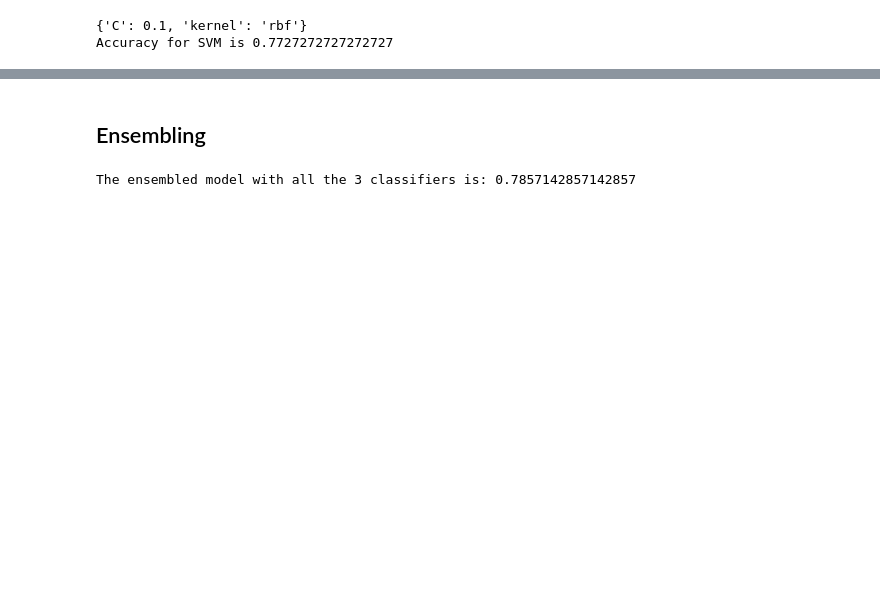
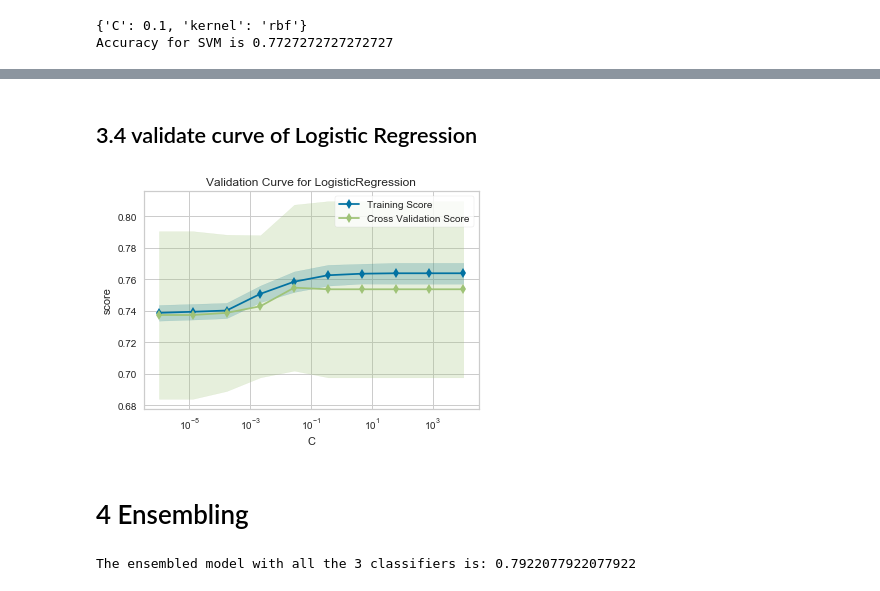
Before and after one commit to tedyyan/MUMMachineLearning, a Jupyter notebook: firstProject/diabetes_svm_lr.ipynb, the cells around one changed output, grey strips where cells are left out. Cells and saved outputs as stored; diff of their text form; code cells hidden in the pictures; blank space fills up the shorter version.

```diff
--- a/firstProject/diabetes_svm_lr.ipynb
+++ b/firstProject/diabetes_svm_lr.ipynb
@@ -205,13 +134,29 @@ plot_validation_curve(svm.SVC(), param_name, param_range, "validation_curve (SVM
+# %% [markdown]
+## 3.4 validate curve of Logistic Regression
+# %%
+# Create the validation curve visualizer
+cv = StratifiedKFold(12)
+param_range = np.logspace(-6, 4, 10)
+
+viz = ValidationCurve(
+    LogisticRegression(), param_name="C", param_range=param_range,
+    logx=True, cv=cv, scoring="f1_weighted", n_jobs=8,
+)
+
+viz.fit(X_train,Y_train)
+viz.poof()
+# %% [output]
+[figure, added]
 # %% [markdown]
-## Ensembling
+# 4 Ensembling
 # %%
 
 linear_svc=svm.SVC(kernel='linear',C=10,gamma=10,probability=True)
 radial_svm=svm.SVC(kernel='rbf',C=0.1,gamma=10,probability=True)
-lr=LogisticRegression(C=0.1)
+lr=LogisticRegression(C=1)
 
 ensemble_rad_lr_lin=VotingClassifier(estimators=[('Radial_svm', radial_svm), ('Logistic Regression', lr),('Linear_svm',linear_svc)],
                        voting='soft', weights=[2,1,3]).fit(X_train,Y_train)
-print('The ensembled model with all the 3 classifiers is:',ensemble_rad_lr_lin.score(X_validation,Y_validation))
+print('The ensembled model with all the 3 classifiers is:',ensemble_rad_lr_lin.score(X_test,Y_test))
 # %% [output]
-The ensembled model with all the 3 classifiers is: 0.7857142857142857
+The ensembled model with all the 3 classifiers is: 0.7922077922077922
```
Also changed, not shown: parts of 27 cells of this notebook.
